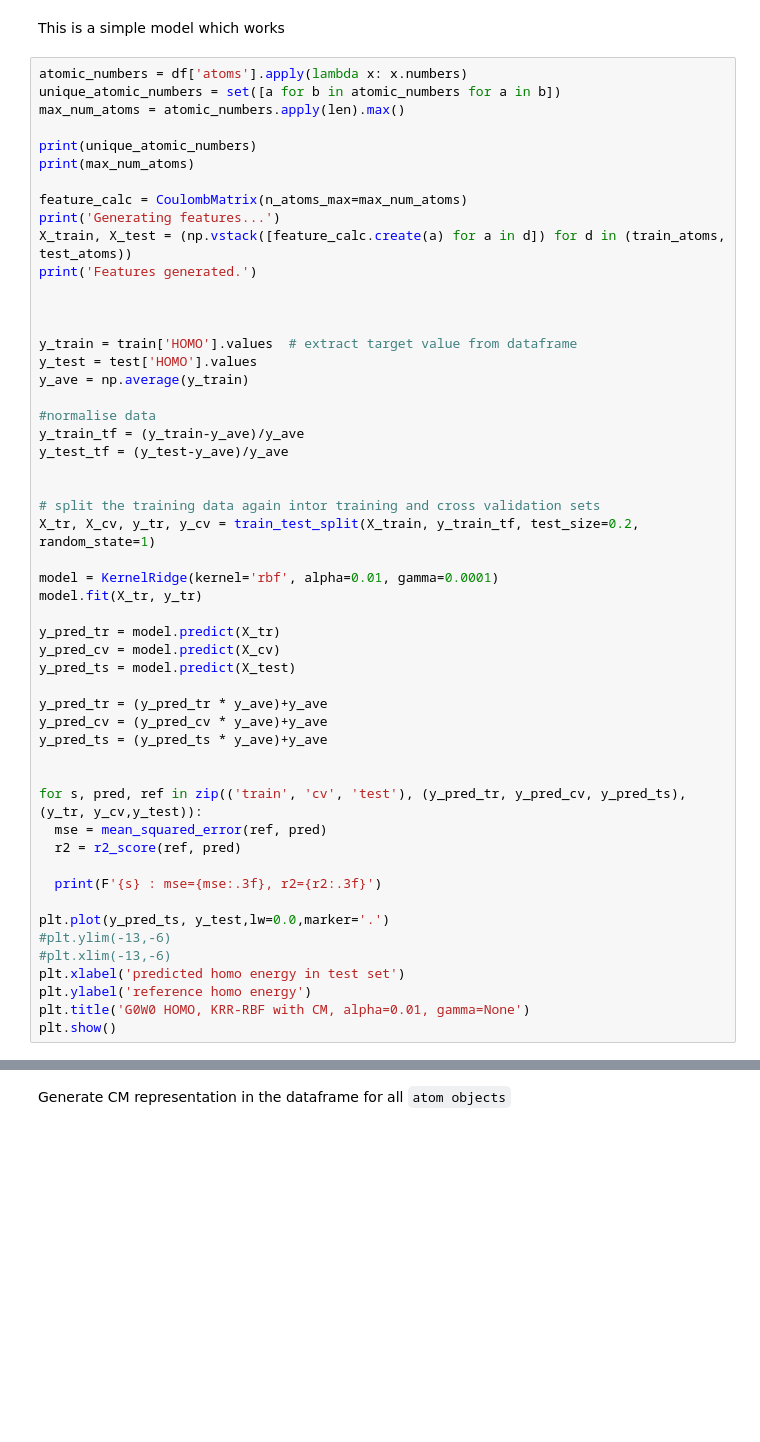
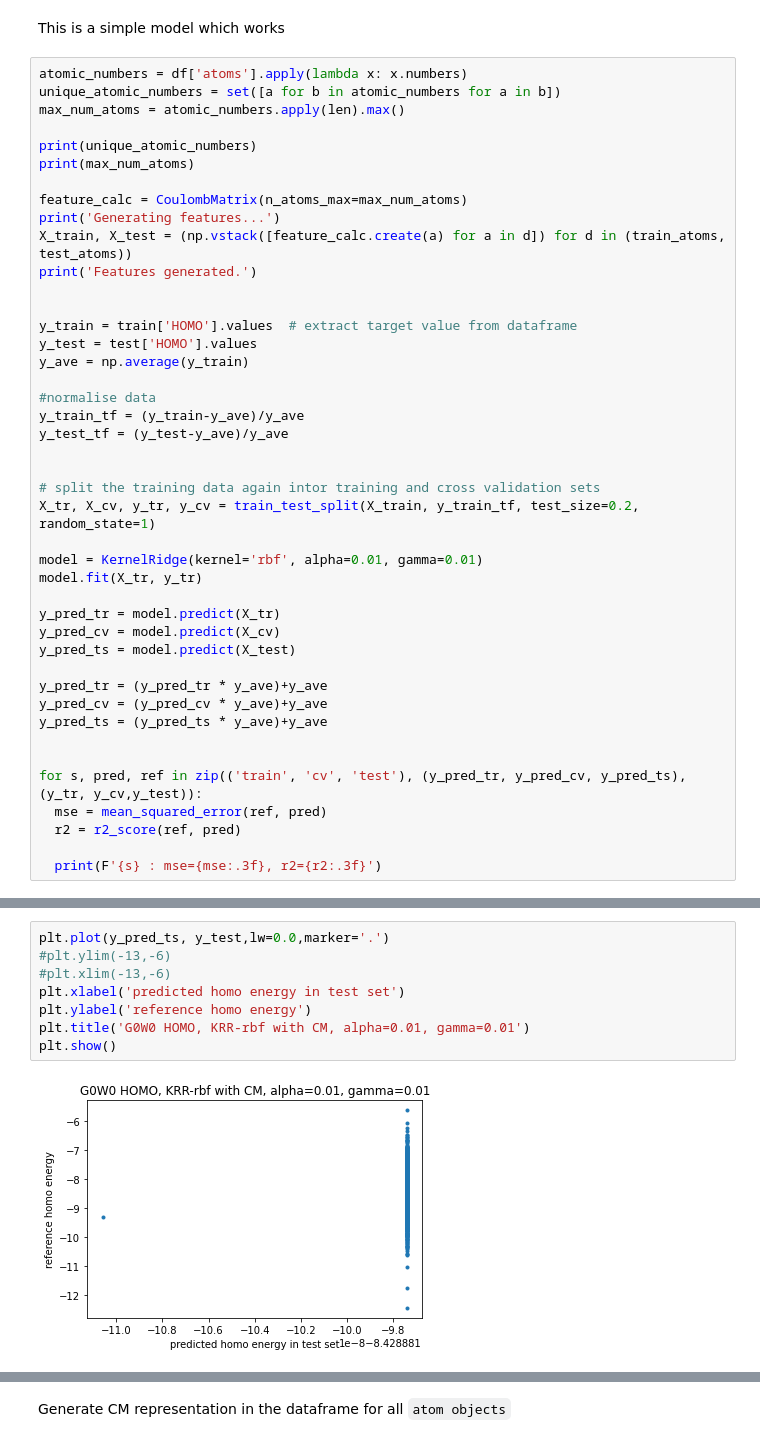
Before and after one commit to billalsohail/ML4MC, a Jupyter notebook: Coulomb_matrix_representation.ipynb, the cells around one changed output, grey strips where cells are left out. Cells and saved outputs as stored; diff of their text form; blank space fills up the shorter version.

```diff
--- a/Coulomb_matrix_representation.ipynb
+++ b/Coulomb_matrix_representation.ipynb
@@ -207,7 +207,6 @@ X_train, X_test = (np.vstack([feature_calc.create(a) for a in d]) for d in (trai
 print('Features generated.')
 
 
-
 y_train = train['HOMO'].values  # extract target value from dataframe
 y_test = test['HOMO'].values
 y_ave = np.average(y_train)
@@ -220,7 +219,7 @@ y_test_tf = (y_test-y_ave)/y_ave
 # split the training data again intor training and cross validation sets
 X_tr, X_cv, y_tr, y_cv = train_test_split(X_train, y_train_tf, test_size=0.2, random_state=1)
 
-model = KernelRidge(kernel='rbf', alpha=0.01, gamma=0.0001)
+model = KernelRidge(kernel='rbf', alpha=0.01, gamma=0.01)
 model.fit(X_tr, y_tr)
 
 y_pred_tr = model.predict(X_tr)
@@ -237,14 +236,6 @@ for s, pred, ref in zip(('train', 'cv', 'test'), (y_pred_tr, y_pred_cv, y_pred_t
   r2 = r2_score(ref, pred)
 
   print(F'{s} : mse={mse:.3f}, r2={r2:.3f}')
-
-plt.plot(y_pred_ts, y_test,lw=0.0,marker='.')
-#plt.ylim(-13,-6)
-#plt.xlim(-13,-6)
-plt.xlabel('predicted homo energy in test set')
-plt.ylabel('reference homo energy')
-plt.title('G0W0 HOMO, KRR-RBF with CM, alpha=0.01, gamma=None')
-plt.show()
 # %% [output]
 {1, 34, 35, 33, 5, 6, 7, 8, 9, 3, 14, 15, 16, 17, 53}
 100
@@ -256,0 +247,10 @@ test : mse=0.546, r2=0.184
+# %%
+plt.plot(y_pred_ts, y_test,lw=0.0,marker='.')
+#plt.ylim(-13,-6)
+#plt.xlim(-13,-6)
+plt.xlabel('predicted homo energy in test set')
+plt.ylabel('reference homo energy')
+plt.title('G0W0 HOMO, KRR-rbf with CM, alpha=0.01, gamma=0.01')
+plt.show()
+# %% [output]
+[figure, added]
```
Also changed, not shown: parts of 2 cells of this notebook.
